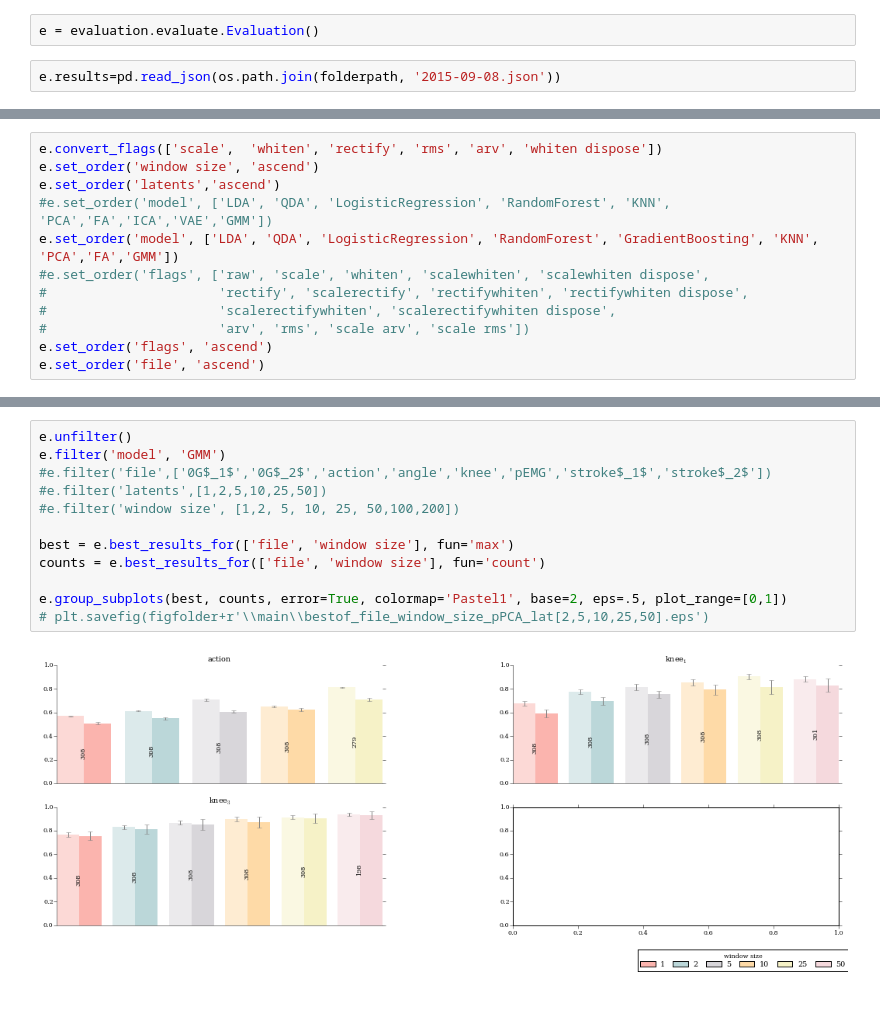
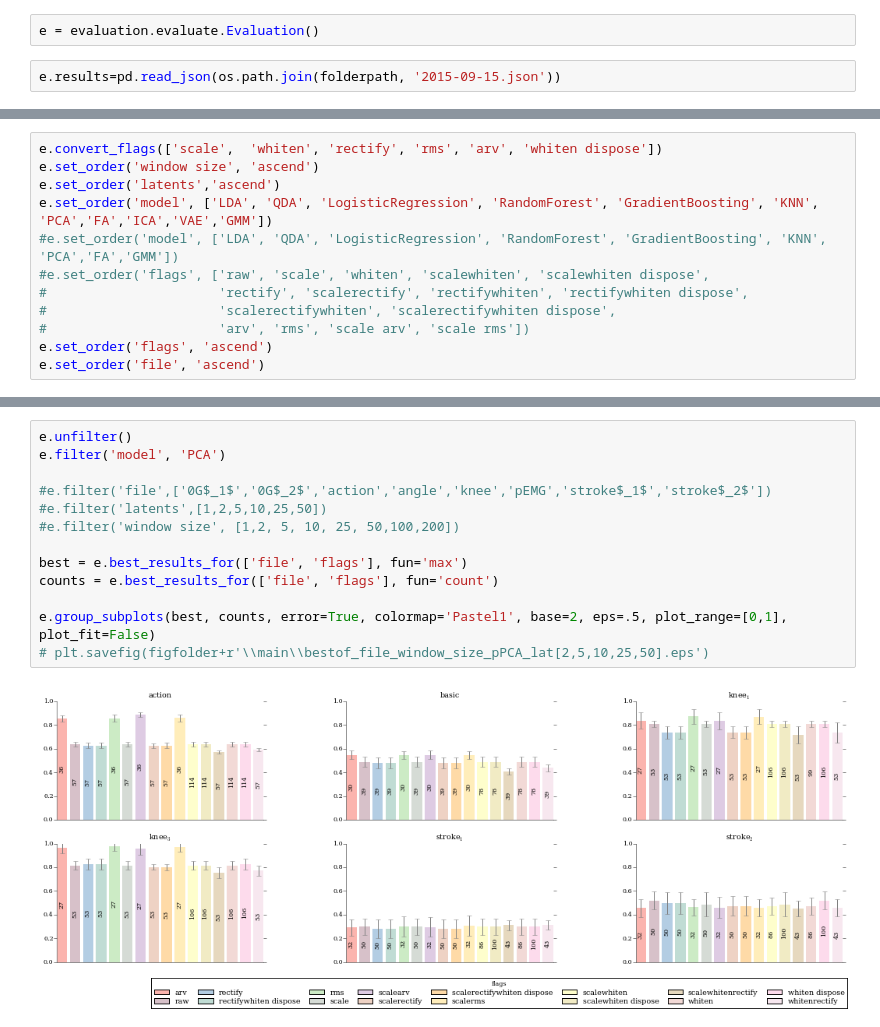
Before and after one commit to rachelhornung/evaluation, a Jupyter notebook: notebooks/class emg.ipynb, the cells around one changed output, grey strips where cells are left out. Cells and saved outputs as stored; diff of their text form; blank space fills up the shorter version.

Commit message:
first result check

```diff
--- a/notebooks/class emg.ipynb
+++ b/notebooks/class emg.ipynb
@@ -43,7 +43,7 @@ folderpath = '/volume/USERSTORE/horn_ra/data/preprocessing/classification/collec
 # %%
 e = evaluation.evaluate.Evaluation()
 # %%
-e.results=pd.read_json(os.path.join(folderpath, '2015-09-08.json'))
+e.results=pd.read_json(os.path.join(folderpath, '2015-09-15.json'))
 # %%
 print e.results.columns
 print e.results.shape
@@ -102,8 +101,8 @@ e.rename_attribute('whiten_dispose','whiten dispose')
 e.convert_flags(['scale',  'whiten', 'rectify', 'rms', 'arv', 'whiten dispose'])
 e.set_order('window size', 'ascend')
 e.set_order('latents','ascend')
-#e.set_order('model', ['LDA', 'QDA', 'LogisticRegression', 'RandomForest', 'KNN', 'PCA','FA','ICA','VAE','GMM'])
-e.set_order('model', ['LDA', 'QDA', 'LogisticRegression', 'RandomForest', 'GradientBoosting', 'KNN', 'PCA','FA','GMM'])
+e.set_order('model', ['LDA', 'QDA', 'LogisticRegression', 'RandomForest', 'GradientBoosting', 'KNN', 'PCA','FA','ICA','VAE','GMM'])
+#e.set_order('model', ['LDA', 'QDA', 'LogisticRegression', 'RandomForest', 'GradientBoosting', 'KNN', 'PCA','FA','GMM'])
 #e.set_order('flags', ['raw', 'scale', 'whiten', 'scalewhiten', 'scalewhiten dispose',
 #                      'rectify', 'scalerectify', 'rectifywhiten', 'rectifywhiten dispose',
 #                      'scalerectifywhiten', 'scalerectifywhiten dispose',
@@ -236,17 +280,18 @@ e.group_subplots(best, counts, error=True, colormap='Pastel1', base=2, eps=.5, p
 # %%
 e.unfilter()
-e.filter('model', 'GMM')
+e.filter('model', 'PCA')
+
 #e.filter('file',['0G$_1$','0G$_2$','action','angle','knee','pEMG','stroke$_1$','stroke$_2$'])
 #e.filter('latents',[1,2,5,10,25,50])
 #e.filter('window size', [1,2, 5, 10, 25, 50,100,200])
 
-best = e.best_results_for(['file', 'window size'], fun='max')
-counts = e.best_results_for(['file', 'window size'], fun='count')
+best = e.best_results_for(['file', 'flags'], fun='max')
+counts = e.best_results_for(['file', 'flags'], fun='count')
 
-e.group_subplots(best, counts, error=True, colormap='Pastel1', base=2, eps=.5, plot_range=[0,1])
+e.group_subplots(best, counts, error=True, colormap='Pastel1', base=2, eps=.5, plot_range=[0,1], plot_fit=False)
 # plt.savefig(figfolder+r'\\main\\bestof_file_window_size_pPCA_lat[2,5,10,25,50].eps')
 # %% [output]
-[figure, old version]
+[figure, new version]
 # %%
 e.unfilter()
 e.filter('model', 'PCA')
```
Also changed, not shown: parts of 20 cells of this notebook.
